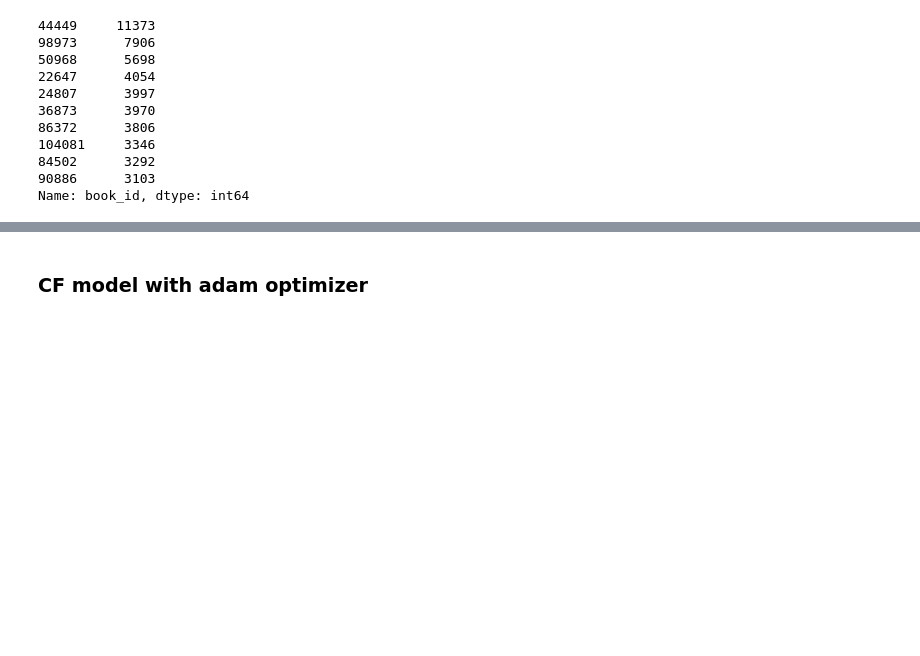
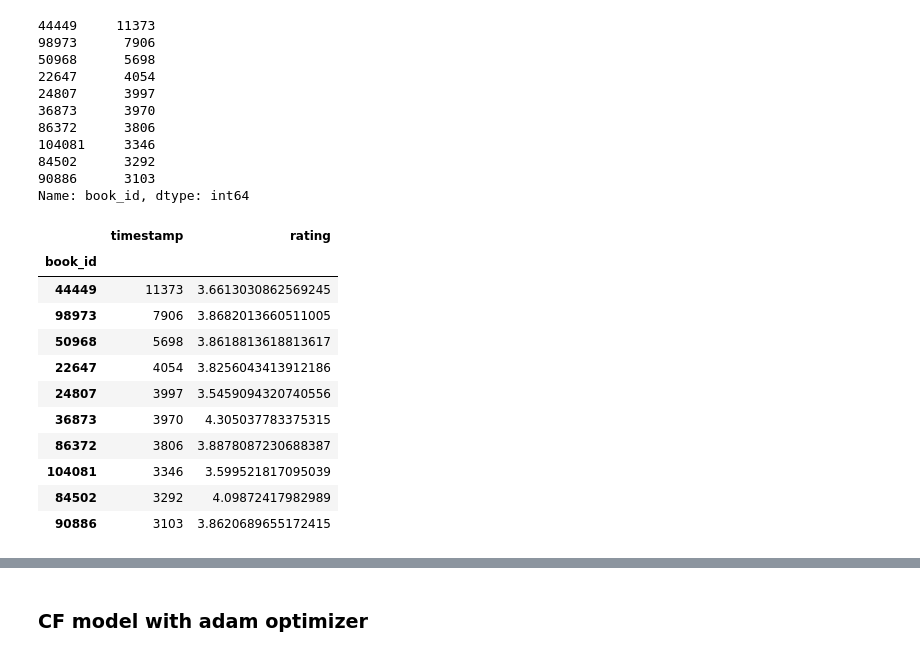
Before and after one commit to elainewyq/Goodreads_Book_Recommender, a Jupyter notebook: Baseline_vs_CFModel.ipynb, the cells around one changed output, grey strips where cells are left out. Cells and saved outputs as stored; diff of their text form; code cells hidden in the pictures; blank space fills up the shorter version.

```diff
--- a/Baseline_vs_CFModel.ipynb
+++ b/Baseline_vs_CFModel.ipynb
@@ -82,6 +82,23 @@ pop_book
 84502      3292
 90886      3103
 Name: book_id, dtype: int64
+# %%
+pop_ct_rt = reviews.groupby('book_id').aggregate({'timestamp': 'count', 'rating': 'mean'})
+# %%
+pop_ct_rt.sort_values('timestamp', ascending=False)[:10]
+# %% [output]
+|  | timestamp | rating |
+| book_id |  |  |
+| 44449 | 11373 | 3.6613030862569245 |
+| 98973 | 7906 | 3.8682013660511005 |
+| 50968 | 5698 | 3.8618813618813617 |
+| 22647 | 4054 | 3.8256043413912186 |
+| 24807 | 3997 | 3.5459094320740556 |
+| 36873 | 3970 | 4.305037783375315 |
+| 86372 | 3806 | 3.8878087230688387 |
+| 104081 | 3346 | 3.599521817095039 |
+| 84502 | 3292 | 4.09872417982989 |
+| 90886 | 3103 | 3.8620689655172415 |
 # %%
 pop_book_dict = {}
 for i in list(pop_book.index):
```
Also changed, not shown: parts of 9 cells of this notebook.
